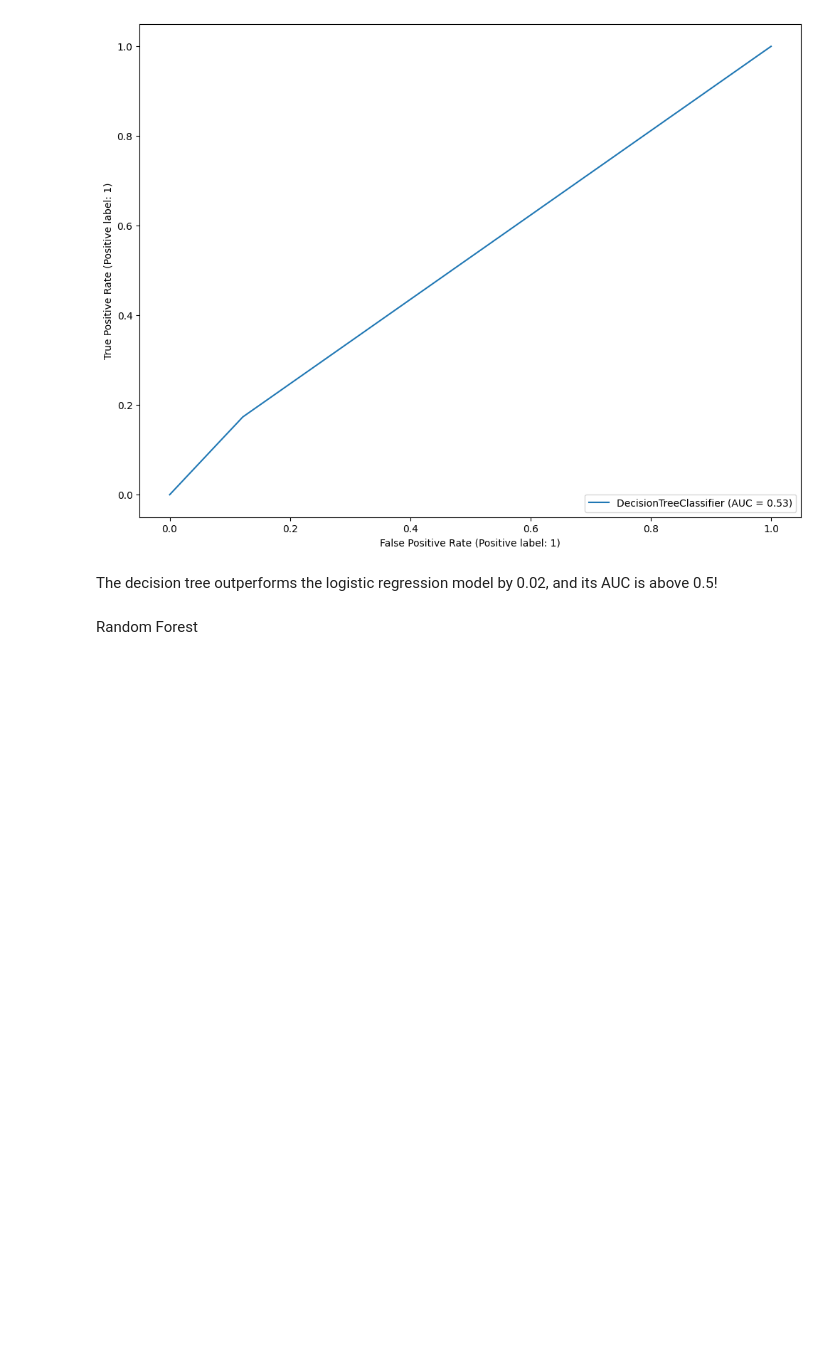
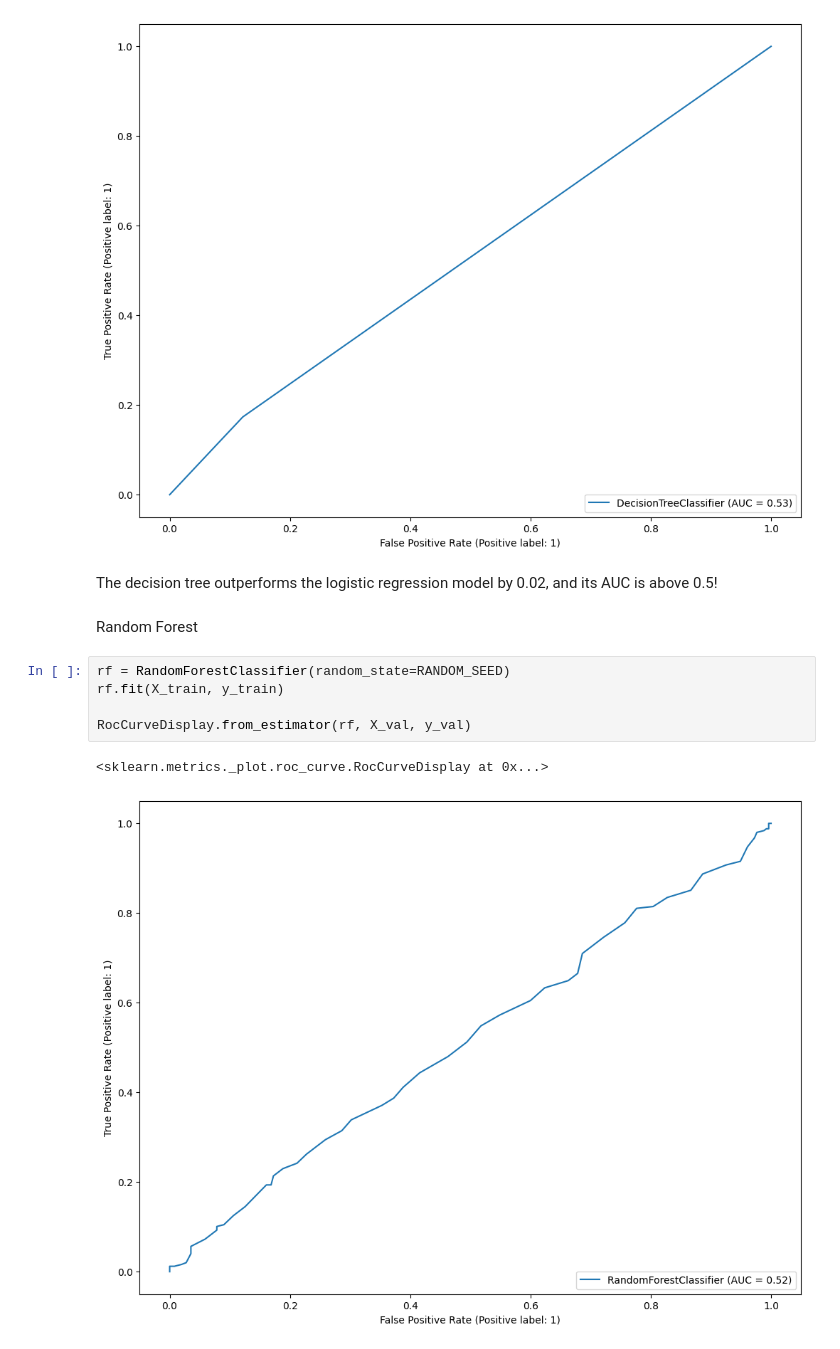
Before and after one commit to Golnoush-Gh/Stock_price_direction, a Jupyter notebook: notebooks/stock_price_direction.ipynb, the cells around one changed output. Drawn from its saved outputs; the diff is of its cells as text; blank space fills up the shorter version.

```diff
--- a/notebooks/stock_price_direction.ipynb
+++ b/notebooks/stock_price_direction.ipynb
@@ -284,3 +285,11 @@ RocCurveDisplay.from_estimator(dt, X_val, y_val)
 The decision tree outperforms the logistic regression model by 0.02, and its AUC is above 0.5!
 # %% [markdown]
 Random Forest
+# %%
+rf = RandomForestClassifier(random_state=RANDOM_SEED)
+rf.fit(X_train, y_train)
+
+RocCurveDisplay.from_estimator(rf, X_val, y_val)
+# %% [output]
+<sklearn.metrics._plot.roc_curve.RocCurveDisplay at 0x...>
+[figure, added]
```
Also changed, not shown: parts of 5 cells of this notebook.
